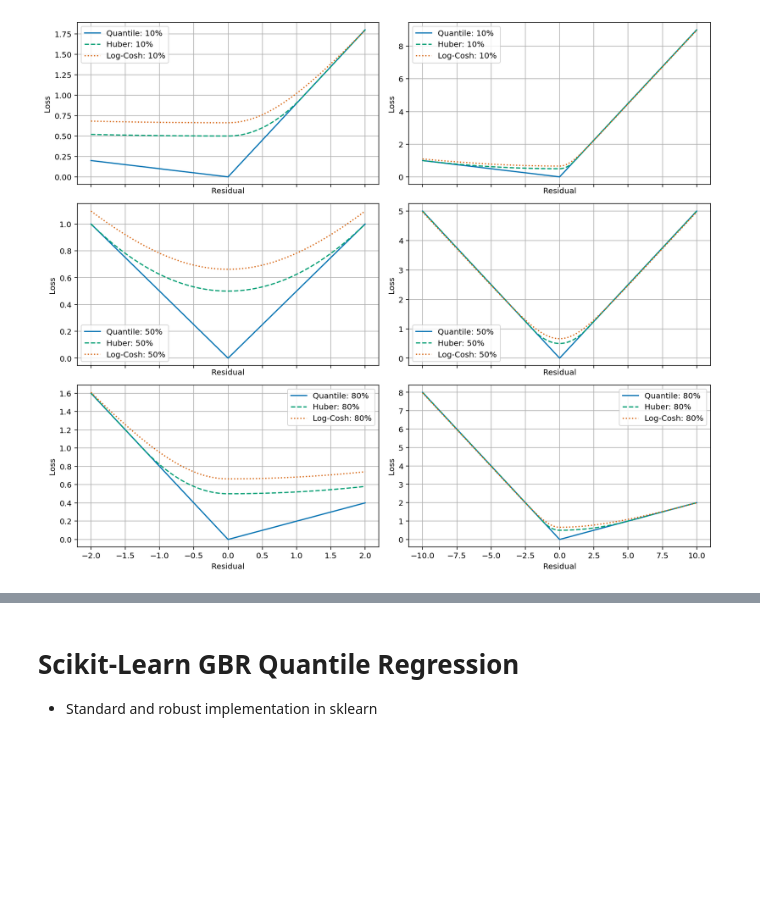
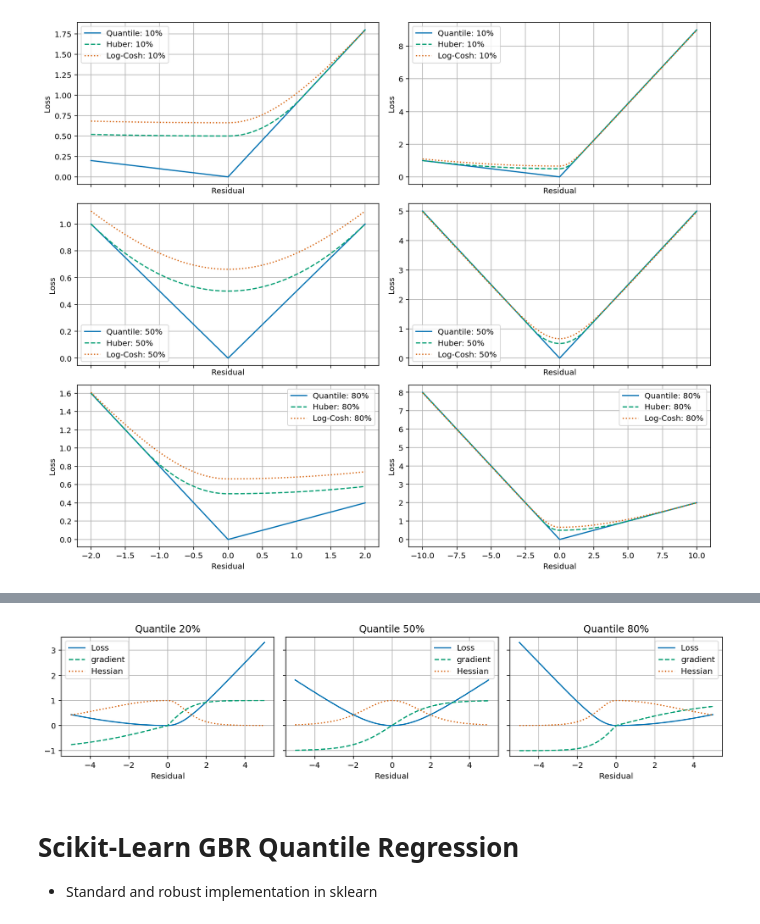
Before and after one commit to WeinbergMalte/notebooks, a Jupyter notebook: python/notebooks/confidence.ipynb, the cells around one changed output, grey strips where cells are left out. Drawn from its saved outputs; the diff is of its cells as text; code cells hidden in the pictures; blank space fills up the shorter version.

```diff
--- a/python/notebooks/confidence.ipynb
+++ b/python/notebooks/confidence.ipynb
@@ -239,3 +242,65 @@ plt.tight_layout()
+# %%
+from functools import partial
+
+
+def logcosh_quantile(y_true, y_pred, quantile=0.5):
+    """ln(cosh(r)) for plotting."""
+    residual = y_true - y_pred
+
+    q_residual = np.maximum(quantile * residual, (quantile - 1) * residual)
+
+    return np.log(np.cosh(q_residual))
+
+
+def logcosh_qloss(y_true, y_pred, quantile=0.5):
+    """
+    Custom loss function for ln(cosh(r)).
+    Here, the residuals are the respective quantile-residuals
+    of the pinball loss with quantile=q.
+    """
+    residual = y_true - y_pred
+
+    offset = np.log((np.exp(1) ** 2 + np.exp(1) ** -2) / 2) / 2
+
+    q_residual = np.maximum(quantile * residual, (quantile - 1) * residual)
+
+    grad = -np.sign(residual) * np.tanh(q_residual)
+    hess = np.cosh(q_residual) ** -2
+
+    return grad, hess
+
+
+l = 501
+xl = 5
+y_true = np.zeros(l)
+y_pred = np.linspace(-xl, xl, l)
+
+q_list = [0.2, 0.5, 0.8]
+
+fig, axs = plt.subplots(1, len(q_list), figsize=(12, 3), sharey="row")
+axs = axs.flat
+
+
+for idx, q in enumerate(q_list):
+
+    lc_loss = partial(logcosh_qloss, quantile=q)
+    loss = logcosh_quantile(y_true, y_pred, quantile=q)
+    grad, hess = lc_loss(y_true, y_pred)
+
+    ax = axs[idx]
+    ax.set_prop_cycle(PLT_CYCLER)
+
+    _ = ax.plot(y_pred, loss, label="Loss")
+    _ = ax.plot(y_pred, grad, label="gradient")
+    _ = ax.plot(y_pred, hess, label="Hessian")
+    _ = ax.set_title("Quantile {:.0%}".format(q))
+    _ = ax.grid()
+    _ = ax.legend()
+    _ = ax.set_xlabel("Residual")
+
+plt.tight_layout()
+# %% [output]
+[figure, added]
 # %% [markdown]
 # Scikit-Learn GBR Quantile Regression
 * Standard and robust implementation in sklearn
```
Also changed, not shown: parts of 8 cells of this notebook, 1 other file.
